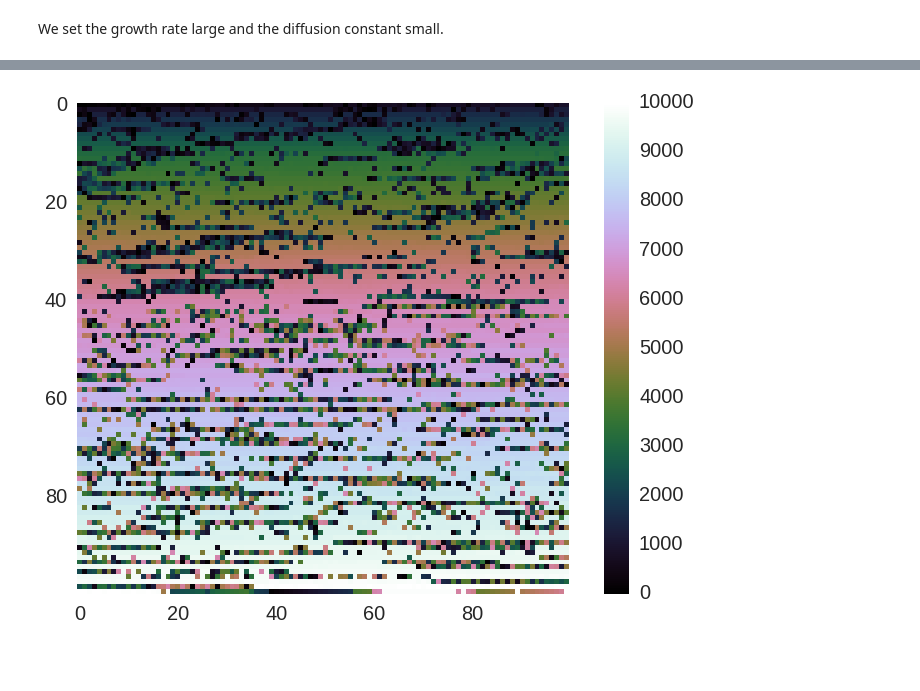
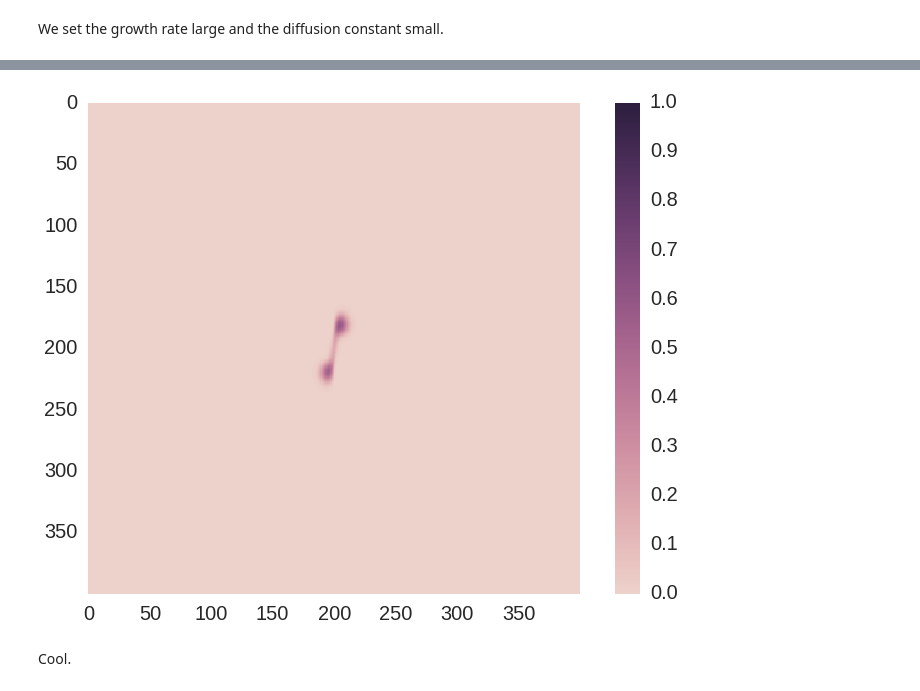
Before and after one commit to btweinstein/AC274, a Jupyter notebook: docs/2d_adr_package.ipynb, the cells around one changed output, grey strips where cells are left out. Cells and saved outputs as stored; diff of their text form; code cells hidden in the pictures; blank space fills up the shorter version.

```diff
--- a/docs/2d_adr_package.ipynb
+++ b/docs/2d_adr_package.ipynb
@@ -32,7 +27,7 @@ num_points = 400
 
 imax = num_points
 jmax = num_points
-kmax = 10000
+kmax = 500
 dt = 0.01
 
 dr = 1./num_points
@@ -293,5 +125,0 @@ sorted_indices = indices[order]
-# %%
-ski.io.imshow(sorted_indices.reshape((100, 100)))
-plt.grid(False)
-# %% [output]
-[figure, removed]
@@ -299,0 +126,10 @@ def get_zorder_like_object(mini_grid=6):
+# %%
+colormap = sns.cubehelix_palette(n_colors=1024, as_cmap=True)
+
+ski.io.imshow(result[:, :, 500], cmap=colormap)
+plt.grid(False)
+plt.clim([0, 1])
+# %% [output]
+[figure, added]
+# %% [markdown]
+Cool.
```
Also changed, not shown: parts of 50 cells of this notebook, 3 other files.
